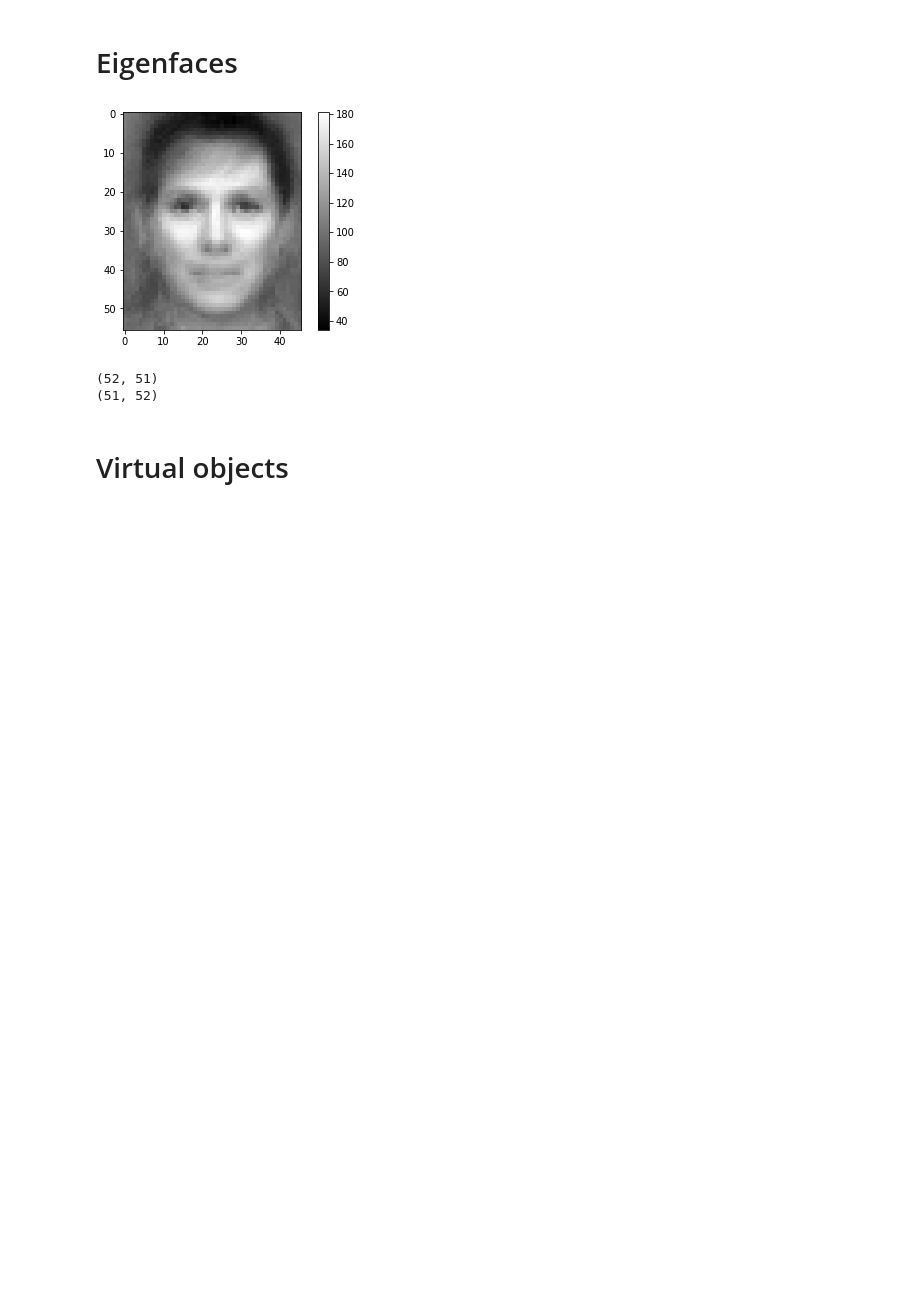
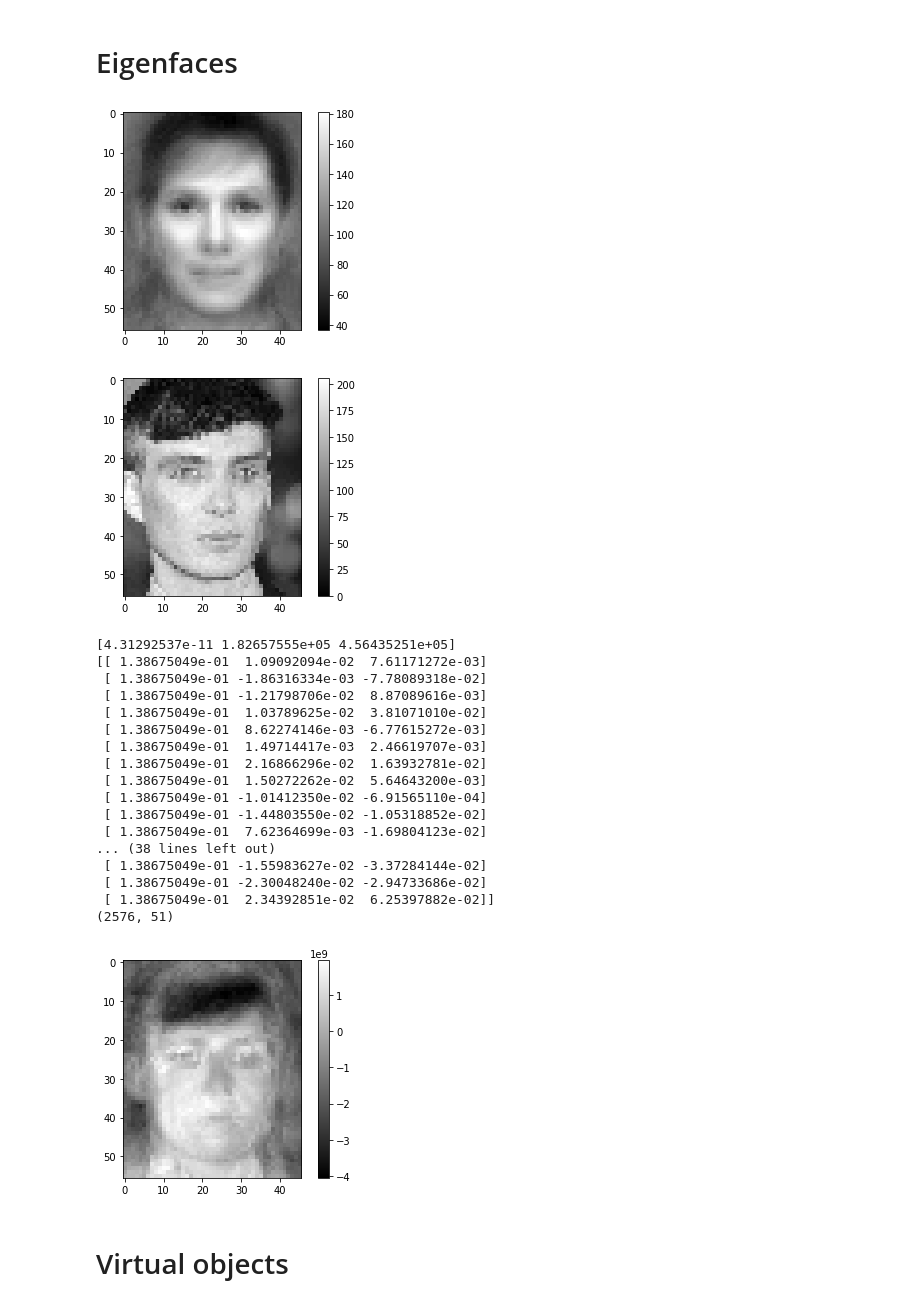
Before and after one commit to Krfld/ISEL-VARM, a Jupyter notebook: P1/Face-Detection-Recognition-main/faces.ipynb, the cells around one changed output. Saved outputs shown, nothing was run; the diff lists cells and outputs as text; code cells hidden in the pictures; blank space fills up the shorter version.

```diff
--- a/P1/Face-Detection-Recognition-main/faces.ipynb
+++ b/P1/Face-Detection-Recognition-main/faces.ipynb
@@ -268,37 +268,66 @@ print(X_test.shape, y_test.shape)
 # %%
 # Get mean face
 mean_face = np.zeros(56*46)
 for i in X_train:
     mean_face = np.add(mean_face, i)
 mean_face = np.divide(mean_face, X_train.shape[0])
 plot_flat(mean_face)
+
+plot_flat(X_train[0])
 
 # Subtract mean face from all faces
 for i in range(X_train.shape[0]):
     X_train[i] = X_train[i] - mean_face
 
 # AC components
 A = X_train.T
 R = A.T.dot(A)
 w, v = np.linalg.eig(R)
 
 # Select N-1 eigenvectors
 idx = np.argsort(w)
 w = w[idx]
 v = v[:, idx]
 
 w = w[1:]
 v = v[:, 1:]
-print(v.shape)
 W = A.dot(v)
 
+# W dividir cada coluna pela norma
+
 # Face classifier
-y = W.T.dot(A)
-print(y.shape)
+Y = W.T.dot(A)
+
+# Reconstruct
+Xp = W.dot(Y)
+Xp = Xp.T
+
+# Add mean face to all reconstructed faces
+for i in range(Xp.shape[0]):
+    Xp[i] = Xp[i] + mean_face
+
+plot_flat(Xp[0])
 # %% [output]
-[figure, old version]
+[figure, new version]
+[figure, added]
-(52, 51)
-(51, 52)
+[4.31292537e-11 1.82657555e+05 4.56435251e+05]
+[[ 1.38675049e-01  1.09092094e-02  7.61171272e-03]
+ [ 1.38675049e-01 -1.86316334e-03 -7.78089318e-02]
+ [ 1.38675049e-01 -1.21798706e-02  8.87089616e-03]
+ [ 1.38675049e-01  1.03789625e-02  3.81071010e-02]
+ [ 1.38675049e-01  8.62274146e-03 -6.77615272e-03]
+ [ 1.38675049e-01  1.49714417e-03  2.46619707e-03]
+ [ 1.38675049e-01  2.16866296e-02  1.63932781e-02]
+ [ 1.38675049e-01  1.50272262e-02  5.64643200e-03]
+ [ 1.38675049e-01 -1.01412350e-02 -6.91565110e-04]
+ [ 1.38675049e-01 -1.44803550e-02 -1.05318852e-02]
+ [ 1.38675049e-01  7.62364699e-03 -1.69804123e-02]
+... (38 lines left out)
+ [ 1.38675049e-01 -1.55983627e-02 -3.37284144e-02]
+ [ 1.38675049e-01 -2.30048240e-02 -2.94733686e-02]
+ [ 1.38675049e-01  2.34392851e-02  6.25397882e-02]]
+(2576, 51)
+[figure, added]
 # %% [markdown]
 # Virtual objects
 # %%
```
Also changed, not shown: parts of 1 cell of this notebook.
